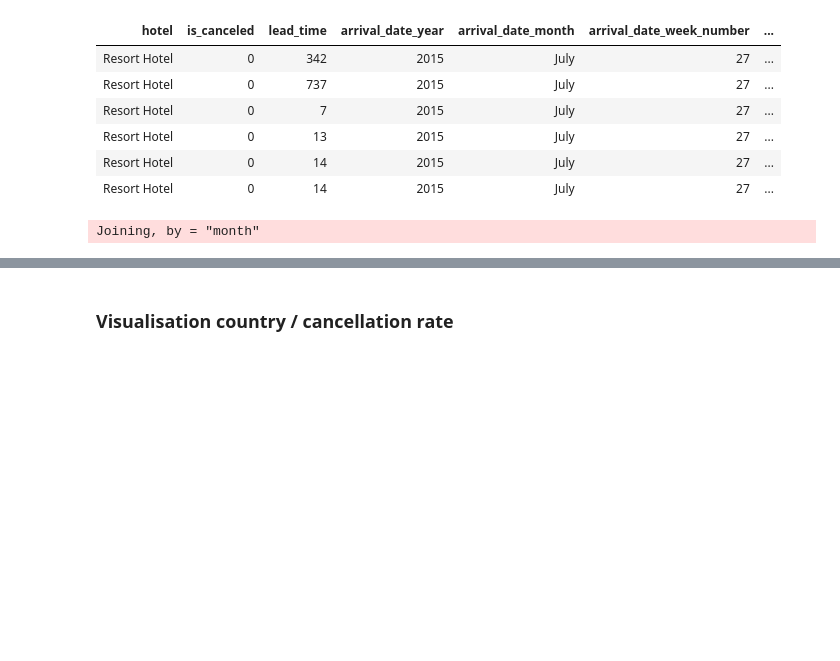
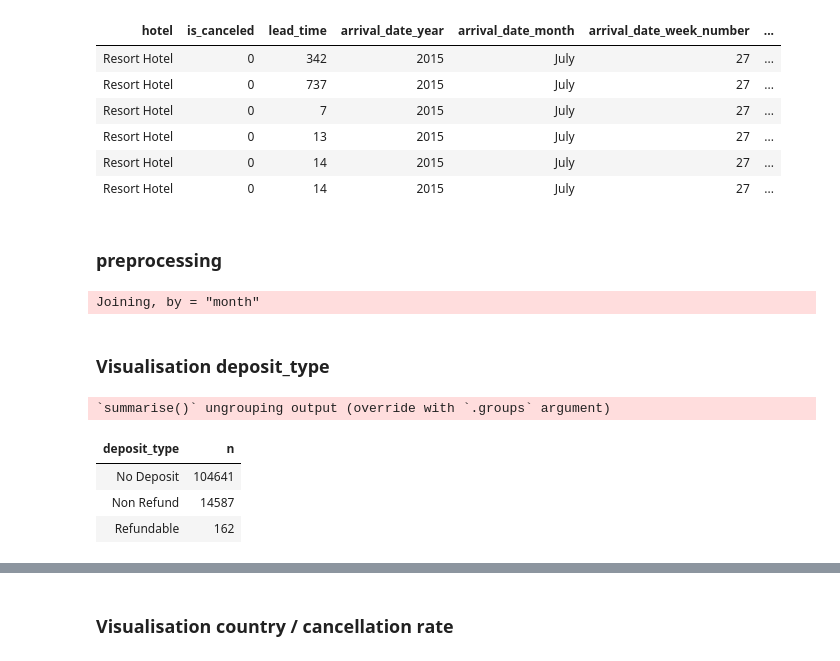
Before and after one commit to RasPavel/notebooks, a Jupyter notebook: lab_project3_hotel_bookings/miniproject_3_hotel_bookings.ipynb, the cells around one changed output, grey strips where cells are left out. Saved outputs shown, nothing was run; the diff lists cells and outputs as text; code cells hidden in the pictures; blank space fills up the shorter version.

```diff
--- a/lab_project3_hotel_bookings/miniproject_3_hotel_bookings.ipynb
+++ b/lab_project3_hotel_bookings/miniproject_3_hotel_bookings.ipynb
@@ -14,6 +26,8 @@ head(bookings)
 | Resort Hotel | 0 | 13 | 2015 | July | 27 | ... |
 | Resort Hotel | 0 | 14 | 2015 | July | 27 | ... |
 | Resort Hotel | 0 | 14 | 2015 | July | 27 | ... |
+# %% [markdown]
+### preprocessing
 # %%
 bookings <-bookings  %>% select(-c('reservation_status', 'reservation_status_date'))
 # %%
@@ -32,3 +46,15 @@ Joining, by = "month"
 bookings$country <- (bookings  %>% select(country) %>% replace(is.na(.), 'NAN'))$country
 
 bookings <- bookings %>% mutate_if(is.integer, as.numeric)
+# %% [markdown]
+### Visualisation deposit_type
+# %%
+bookings  %>%
+group_by(deposit_type)  %>%
+summarise(n=n())
+# %% [output]
+`summarise()` ungrouping output (override with `.groups` argument)
+| deposit_type | n |
+| No Deposit | 104641 |
+| Non Refund | 14587 |
+| Refundable | 162 |
```
Also changed, not shown: parts of 5 cells of this notebook.
